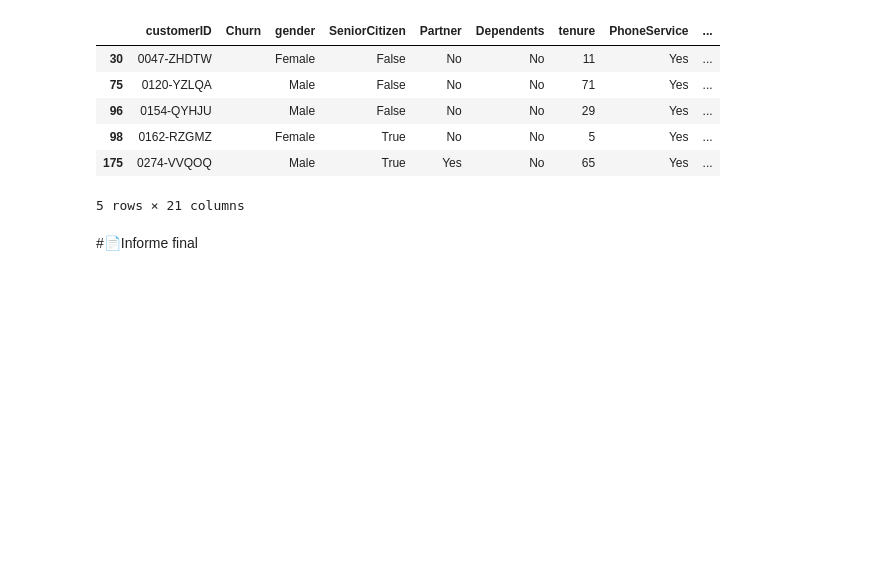
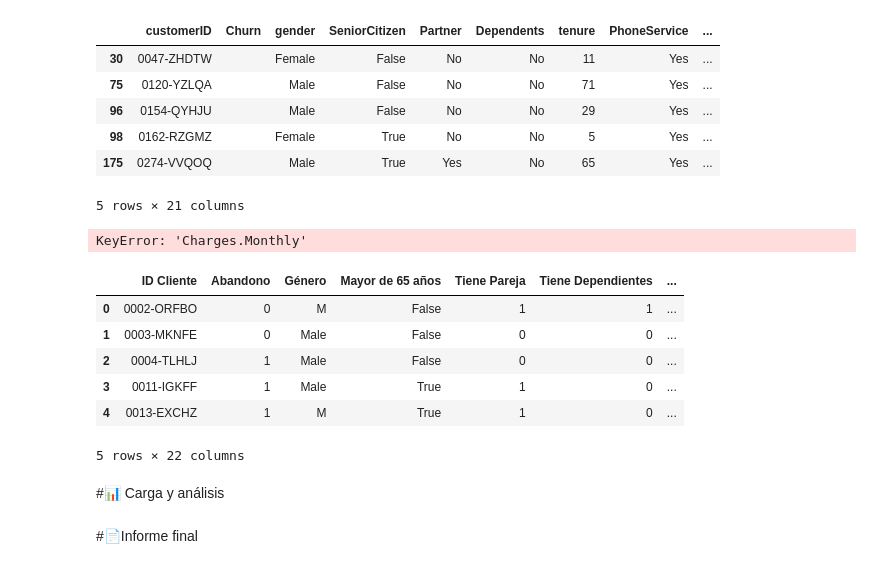
Before and after one commit to anasayago/challenge2-data-science-latam, a Jupyter notebook: TelecomX_LATAM_AnaSayago.ipynb, the cells around one changed output. Saved outputs shown, nothing was run; the diff lists cells and outputs as text; code cells hidden in the pictures; blank space fills up the shorter version.

Commit message:
Estandarización y transformación de datos

```diff
--- a/TelecomX_LATAM_AnaSayago.ipynb
+++ b/TelecomX_LATAM_AnaSayago.ipynb
@@ -210,2 +211,59 @@ registros_eliminados.head()
+# %%
+#agregar la columna nueva 'Charges.Diary' al DataFrame
+df['Charges.Diary'] = (df['Charges.Monthly'] / 30).round(2)
+# %% [output]
+KeyError: 'Charges.Monthly'
+# %%
+new_column_names = {
+    'customerID': 'ID Cliente',
+    'Churn': 'Abandono',
+    'gender': 'Género',
+    'SeniorCitizen': 'Mayor de 65 años',
+    'Partner': 'Tiene Pareja',
+    'Dependents': 'Tiene Dependientes',
+    'tenure': 'Duración del Contrato (meses)',
+    'PhoneService': 'Servicio Telefónico',
+    'MultipleLines': 'Múltiples Líneas',
+    'InternetService': 'Servicio de Internet',
+    'OnlineSecurity': 'Seguridad en Línea',
+    'OnlineBackup': 'Respaldo en Línea',
+    'DeviceProtection': 'Protección del Dispositivo',
+    'TechSupport': 'Soporte Técnico',
+    'StreamingTV': 'TV por Cable',
+    'StreamingMovies': 'Streaming de Películas',
+    'Contract': 'Tipo de Contrato',
+    'PaperlessBilling': 'Facturación Sin Papel',
+    'PaymentMethod': 'Método de Pago',
+    'Charges.Monthly': 'Costo Mensual',
+    'Charges.Total': 'Costo Total',
+    'Charges.Diary': 'Costo Diario'
+}
+
+# Renombramos las columnas
+df.rename(columns=new_column_names, inplace=True)
+# %%
+# Diccionarios de entrada y reemplazo
+replacement_dict = {
+    'Género': {'Female': 'M', 'Masculino': 'M'},
+    'Servicio de Internet': {'Fiber optic': 'Fibra Óptica'},
+    'Tipo de Contrato':{'One year': 'Anual' ,'Month-to-month': 'Mensual' ,'Two year': 'Bianual'},
+    'Método de Pago':{'Mailed check':'Cheque por Correo', 'Electronic check':'Cheque electrónico' ,'Credit card (automatic)':'Tarjeta de crédito (automático)','Bank transfer (automatic)': 'Transferencia bancaria (automático)'}
+}
+
+# Reemplazar datos en el DataFrame usando los diccionarios
+for column, replacements in replacement_dict.items():
+    df[column] = df[column].replace(replacements)
+
+df.head()
+# %% [output]
+|  | ID Cliente | Abandono | Género | Mayor de 65 años | Tiene Pareja | Tiene Dependientes | ... |
+| 0 | 0002-ORFBO | 0 | M | False | 1 | 1 | ... |
+| 1 | 0003-MKNFE | 0 | Male | False | 0 | 0 | ... |
+| 2 | 0004-TLHLJ | 1 | Male | False | 0 | 0 | ... |
+| 3 | 0011-IGKFF | 1 | Male | True | 1 | 0 | ... |
+| 4 | 0013-EXCHZ | 1 | M | True | 1 | 0 | ... |
+5 rows × 22 columns
+# %% [markdown]
+#📊 Carga y análisis
 # %% [markdown]
 #📄Informe final
```
Also changed, not shown: parts of 3 cells of this notebook.
